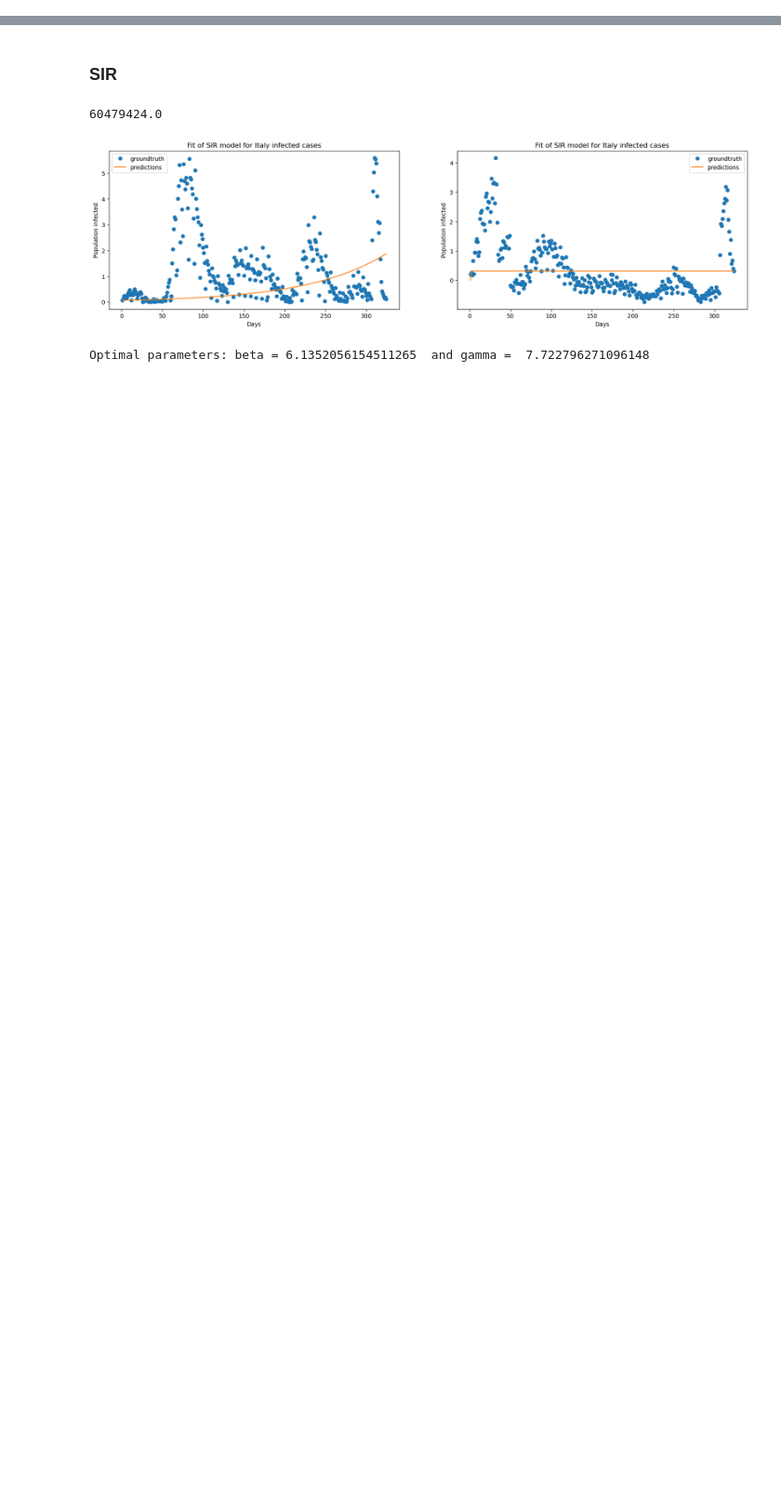
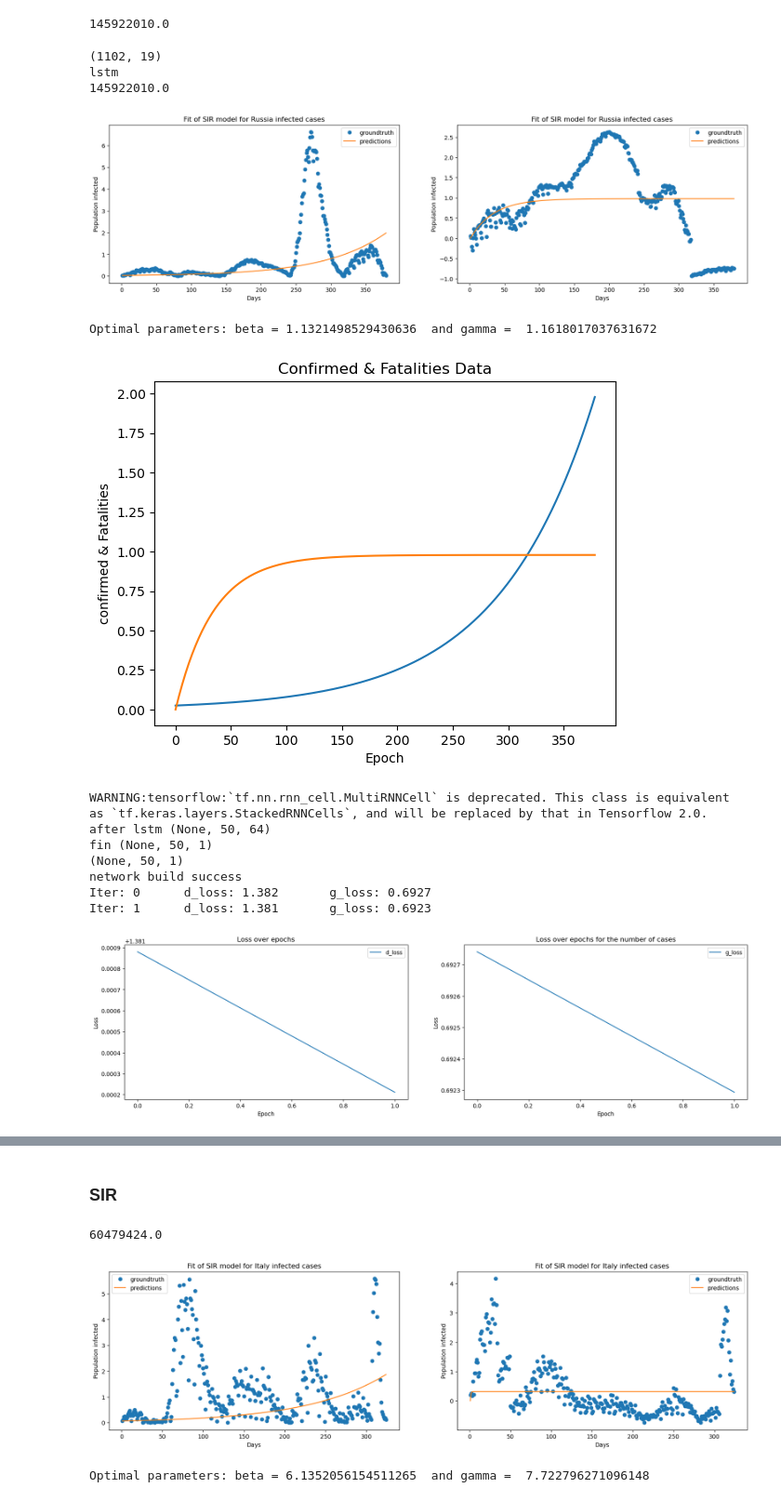
Before and after one commit to Mpkosh/CovidPredict, a Jupyter notebook: gan_theirs_sir.ipynb, the cells around one changed output, grey strips where cells are left out. Shown at 93% size. Drawn from its saved outputs; the diff is of its cells as text; code cells hidden in the pictures; blank space fills up the shorter version.

```diff
--- a/gan_theirs_sir.ipynb
+++ b/gan_theirs_sir.ipynb
@@ -52,0 +64,27 @@ session = tf.Session(config=config)
+# %%
+russia_df['r_population'][0]
+# %% [output]
+145922010.0
+# %%
+%%time
+## noiseSet = True  数据AN
+## noiseSet = False 随机噪声数据
+gan2 = ganData(50, 50, russia_df.copy(),
+              "Russia", noiseSet = True,
+              colName = "confirmed_trend", iter_epoch=2,
+              gan_t = 'lstm') #confirmed_trend   fatality_trend
+# %% [output]
+(1102, 19)
+lstm
+145922010.0
+[figure, added]
+Optimal parameters: beta = 1.1321498529430636  and gamma =  1.1618017037631672
+[figure, added]
+WARNING:tensorflow:`tf.nn.rnn_cell.MultiRNNCell` is deprecated. This class is equivalent as `tf.keras.layers.StackedRNNCells`, and will be replaced by that in Tensorflow 2.0.
+after lstm (None, 50, 64)
+fin (None, 50, 1)
+(None, 50, 1)
+network build success
+Iter: 0      d_loss: 1.382       g_loss: 0.6927
+Iter: 1      d_loss: 1.381       g_loss: 0.6923
+[figure, added]
```
Also changed, not shown: parts of 15 cells of this notebook, 5 other files.
